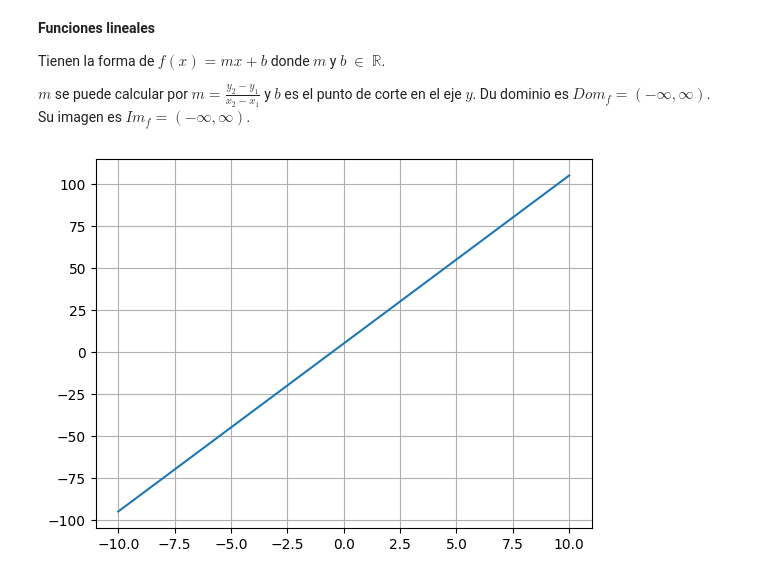
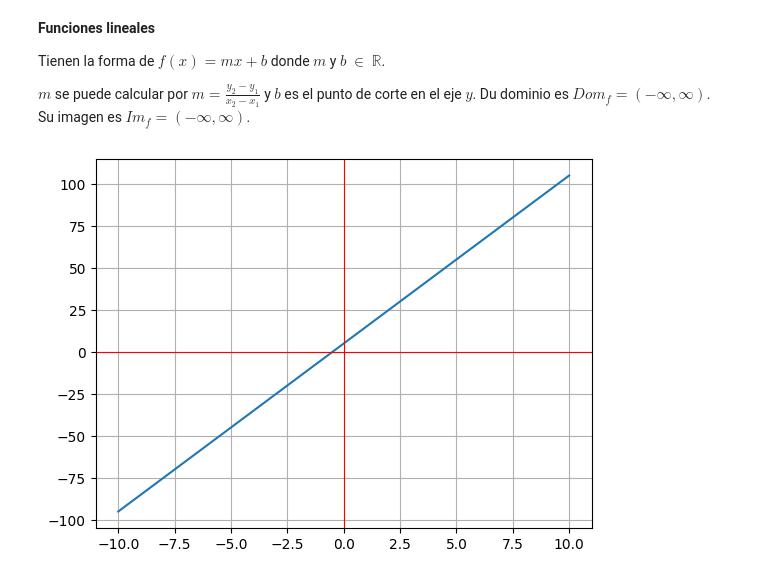
Before and after one commit to pedroboteroar/PlatziCourses, a Jupyter notebook: Math_Functions_DS_AI/notebook.ipynb, the cells around one changed output. Cells and saved outputs as stored; diff of their text form; code cells hidden in the pictures.

```diff
--- a/Math_Functions_DS_AI/notebook.ipynb
+++ b/Math_Functions_DS_AI/notebook.ipynb
@@ -7,0 +11,7 @@ import matplotlib.pyplot as plt
+# %%
+# Ejemplo Funcion Lineal
+def graph(x,y):
+    plt.plot(x,y)
+    plt.grid()
+    plt.axhline(y=0, color='r', linewidth=0.8)
+    plt.axvline(x=0, color='r', linewidth=0.8)
@@ -72,17 +89,15 @@ $m$ se puede calcular por $m = \frac{y_2 -  y_1}{x_2 - x_1}$ y $b$ es el punto d
 # %%
 N = 100
 m = 10
 b = 5
 
 def f(x):
     return m*x + b
 
 x = np.linspace(-10, 10, N)
 y = f(x)
 
-fig, ax = plt.subplots()
-ax.plot(x, y)
-ax.grid()
+graph(x,y)
 plt.show()
 # %% [output]
-[figure, old version]
+[figure, new version]
```
Also changed, not shown: parts of 51 cells of this notebook.
